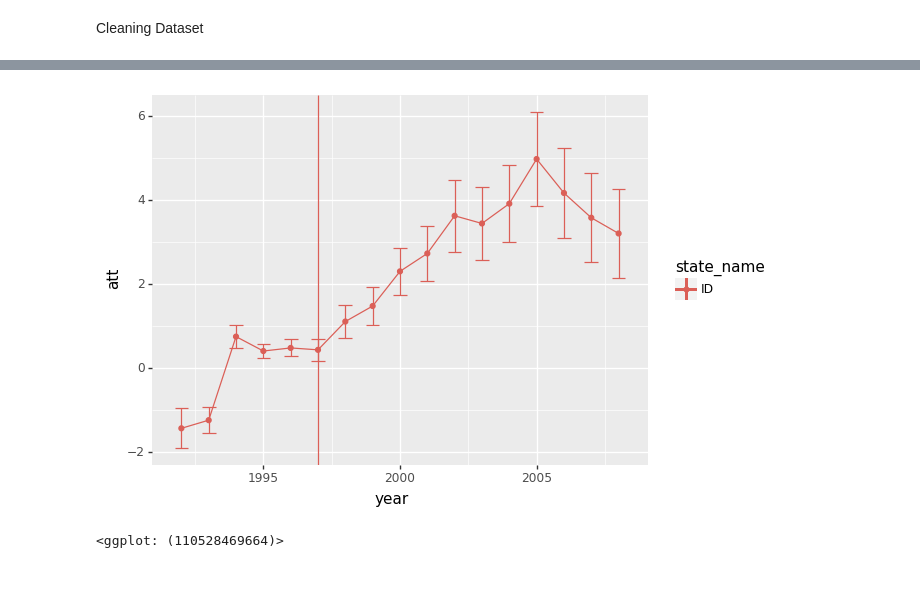
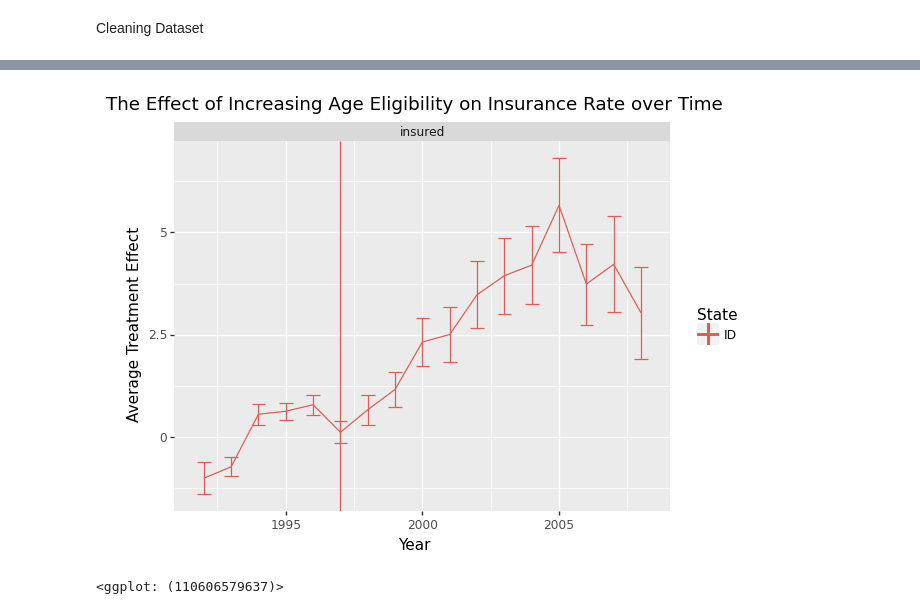
Before and after one commit to wflewis12/Causal_ML_Project, a Jupyter notebook: Estimator_v_3kfold.ipynb, the cells around one changed output, grey strips where cells are left out. Saved outputs shown, nothing was run; the diff lists cells and outputs as text; code cells hidden in the pictures; blank space fills up the shorter version.

```diff
--- a/Estimator_v_3kfold.ipynb
+++ b/Estimator_v_3kfold.ipynb
@@ -219,0 +259,6 @@ simple_att.head()
+# %%
+# Estimating the att for one state, one model
+
+models_to_use = [forestb]
+simple_att = get_att(16, list_of_confounders,1997,1996, models_to_use, basic_merged,["insured"])
+simple_att.head()
@@ -220,11 +272,16 @@ simple_att.head()
 # %%
+# Plotnine code to visualize results
+
 simple_att['att-error'] = simple_att['att'] - simple_att['std']
 simple_att['att+error'] = simple_att['att'] + simple_att['std']
-ggplot(simple_att, aes(x='year', y='att', color = 'state_name')) + \
-geom_point() + \
+ggplot(simple_att, aes(x='year', y='att', color = 'State')) + \
 geom_errorbar(aes(ymin = 'att-error', ymax = 'att+error')) + \
 geom_line() + \
-geom_vline(aes(xintercept = 'treat_year', color = "state_name"))
+facet_wrap('response') + \
+xlab('Year') + \
+ylab('Average Treatment Effect') + \
+labs(title = "The Effect of Increasing Age Eligibility on Insurance Rate over Time") + \
+geom_vline(aes(xintercept = 'treat_year', color = "State"))
 # %% [output]
-[figure, old version]
+[figure, new version]
-<ggplot: (110528469664)>
+<ggplot: (110606579637)>
```
Also changed, not shown: parts of 31 cells of this notebook.
